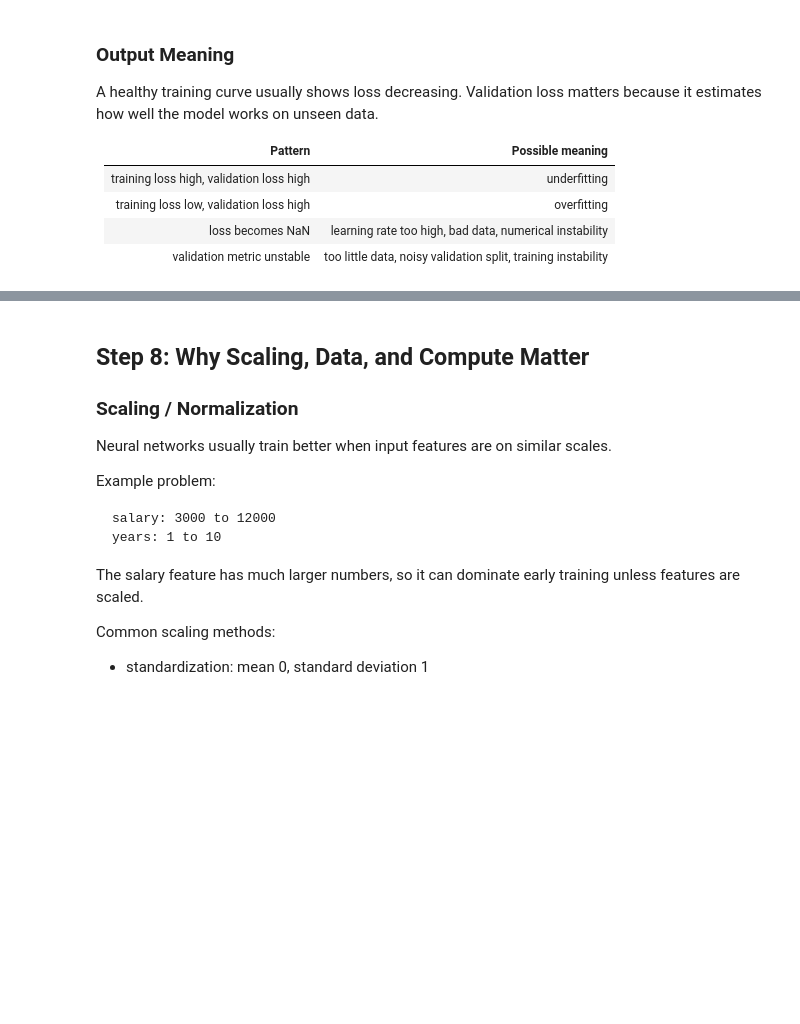
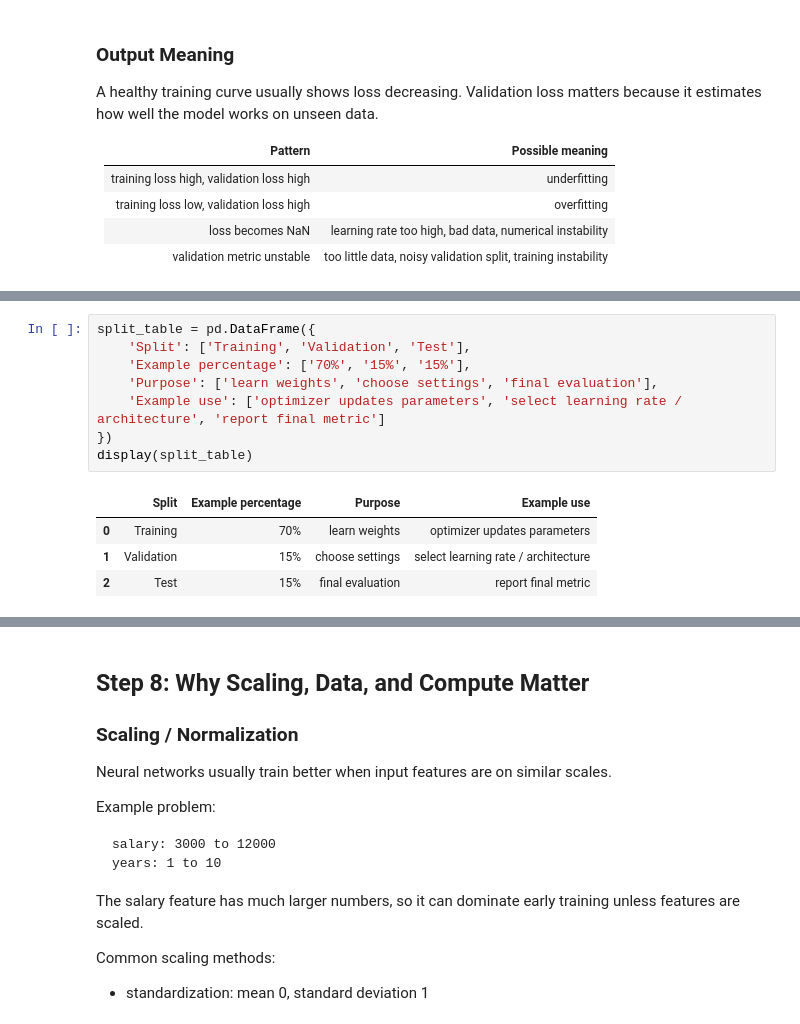
Before and after one commit to sidhu7777/Machine_Learning_Notes, a Jupyter notebook: deep_learning/modules/Module_01_Deep_Learning_Foundations.ipynb, the cells around one changed output, grey strips where cells are left out. Saved outputs shown, nothing was run; the diff lists cells and outputs as text; blank space fills up the shorter version.

Commit message:
Deepen deep learning foundations concepts

```diff
--- a/deep_learning/modules/Module_01_Deep_Learning_Foundations.ipynb
+++ b/deep_learning/modules/Module_01_Deep_Learning_Foundations.ipynb
@@ -768,0 +953,13 @@ A healthy training curve usually shows loss decreasing. Validation loss matters
+# %%
+split_table = pd.DataFrame({
+    'Split': ['Training', 'Validation', 'Test'],
+    'Example percentage': ['70%', '15%', '15%'],
+    'Purpose': ['learn weights', 'choose settings', 'final evaluation'],
+    'Example use': ['optimizer updates parameters', 'select learning rate / architecture', 'report final metric']
+})
+display(split_table)
+# %% [output]
+|  | Split | Example percentage | Purpose | Example use |
+| 0 | Training | 70% | learn weights | optimizer updates parameters |
+| 1 | Validation | 15% | choose settings | select learning rate / architecture |
+| 2 | Test | 15% | final evaluation | report final metric |
```
Also changed, not shown: parts of 16 cells of this notebook.
